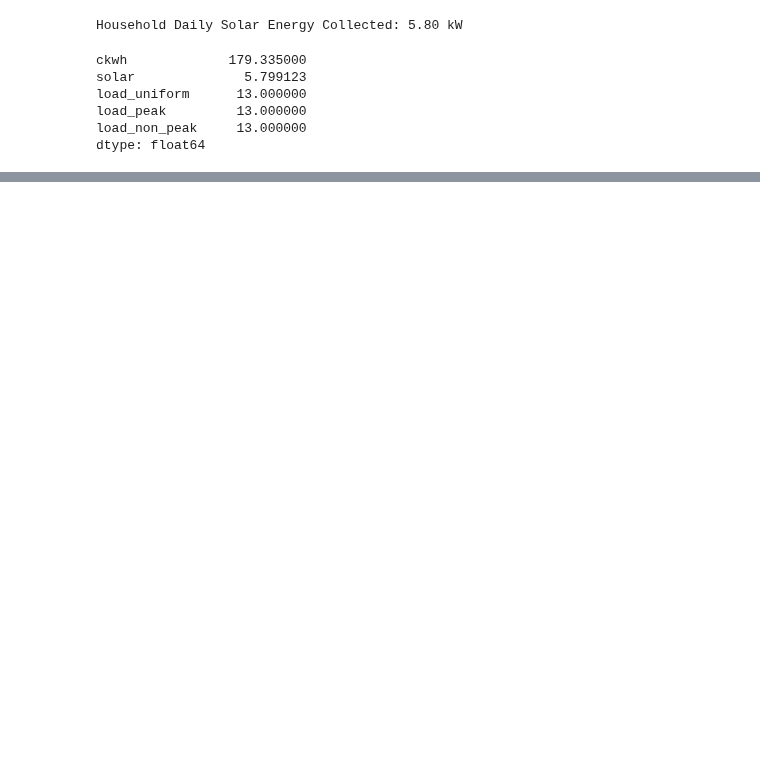
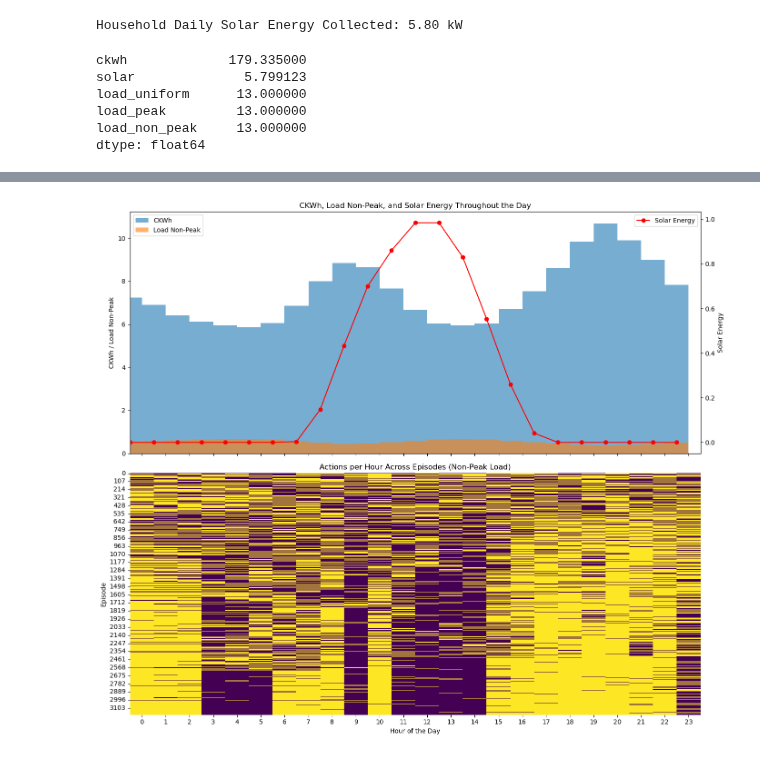
Before and after one commit to auttwitter/DSI-04, a Jupyter notebook: projects/project_capstone/code/06_Reinforcement_Learning.ipynb, the cells around one changed output, grey strips where cells are left out. Cells and saved outputs as stored; diff of their text form; code cells hidden in the pictures; blank space fills up the shorter version.

```diff
--- a/projects/project_capstone/code/06_Reinforcement_Learning.ipynb
+++ b/projects/project_capstone/code/06_Reinforcement_Learning.ipynb
@@ -256,0 +426,40 @@ plt.show()
+# %%
+
+
+# Prepare the data for heatmap
+num_episodes = len(actions_per_episode_non_peak)
+actions_matrix = np.zeros((num_episodes, 24))
+
+for episode_idx, episode in enumerate(actions_per_episode_non_peak):
+    for (hour, action) in episode:
+        actions_matrix[episode_idx, hour] = action
+
+fig, ax1 = plt.subplots(2, 1, figsize=(14, 12), sharex=True)
+
+# Plot bar charts for ckwh and ld
+bar_width = 1
+ax1[0].bar(hours, ckwh, width=bar_width, label='CKWh', align='center', alpha=0.6)
+ax1[0].bar(hours, ld, width=bar_width, label='Load Non-Peak', align='center', alpha=0.6)
+# [hour + bar_width for hour in hours]
+# Create twin axis for solar energy
+ax2 = ax1[0].twinx()
+ax2.plot(hours, solar, color='r', label='Solar Energy', marker='o')
+
+# Labels, title, and legends for the first plot
+ax1[0].set_ylabel('CKWh / Load Non-Peak')
+ax2.set_ylabel('Solar Energy')
+ax1[0].set_title('CKWh, Load Non-Peak, and Solar Energy Throughout the Day')
+ax1[0].legend(loc='upper left')
+ax2.legend(loc='upper right')
+
+# Plotting the heatmap for actions per hour across episodes without the scale bar
+sns.heatmap(actions_matrix, cmap="viridis", cbar=False, ax=ax1[1])
+ax1[1].set_xlabel('Hour of the Day')
+ax1[1].set_ylabel('Episode')
+ax1[1].set_title('Actions per Hour Across Episodes (Non-Peak Load)')
+
+# Ensure the x-axis is shared and aligned
+plt.tight_layout()
+plt.show()
+# %% [output]
+[figure, added]
```
Also changed, not shown: parts of 23 cells of this notebook, 1 other file.
